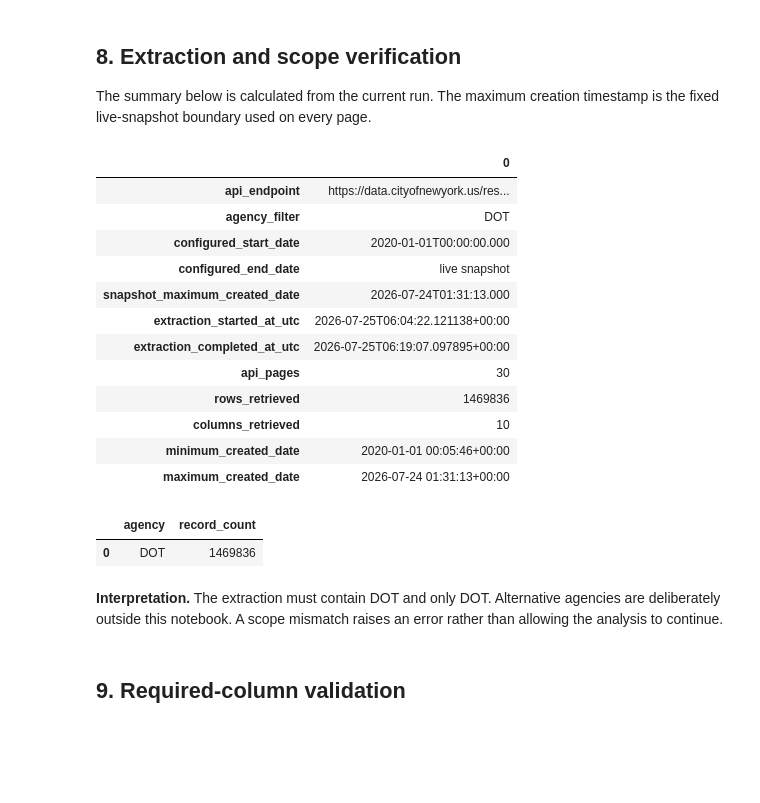
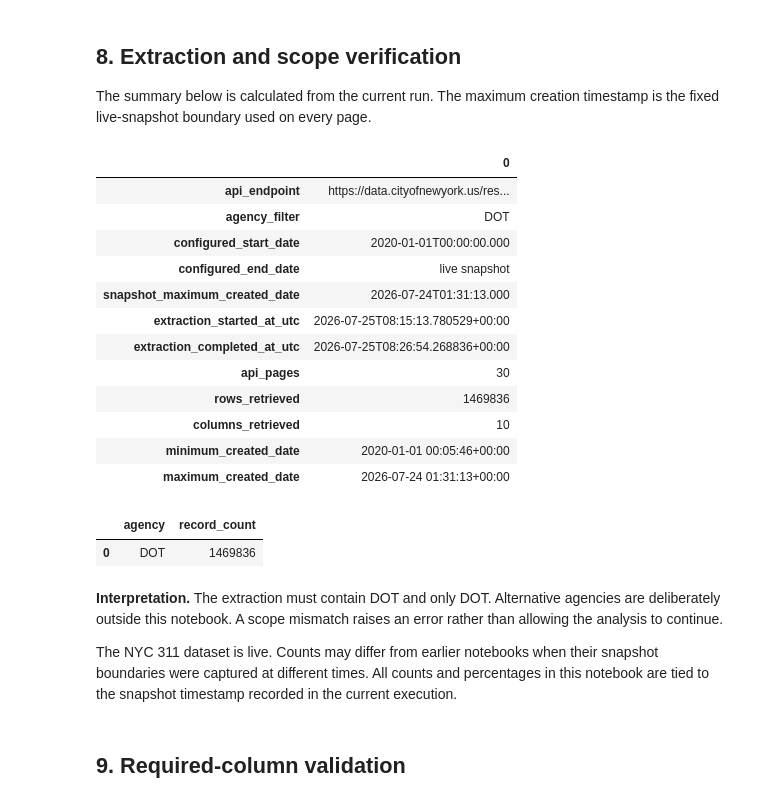
Before and after one commit to mmubashir95/urban-operations-intelligence-platform, a Jupyter notebook: notebooks/03_target_feasibility.ipynb, the cells around one changed output. Saved outputs shown, nothing was run; the diff lists cells and outputs as text; code cells hidden in the pictures; blank space fills up the shorter version.

```diff
--- a/notebooks/03_target_feasibility.ipynb
+++ b/notebooks/03_target_feasibility.ipynb
@@ -590,35 +403,44 @@ extraction_summary = pd.DataFrame(
             "api_endpoint": API_ENDPOINT,
             "agency_filter": AGENCY,
             "configured_start_date": CONFIGURED_START_DATE,
             "configured_end_date": CONFIGURED_END_DATE or "live snapshot",
             "snapshot_maximum_created_date": snapshot_maximum_created_date,
             "extraction_started_at_utc": extraction_started_at_utc.isoformat(),
             "extraction_completed_at_utc": extraction_completed_at_utc.isoformat(),
             "api_pages": api_page_count,
             "rows_retrieved": len(df),
             "columns_retrieved": len(df.columns),
             "minimum_created_date": raw_created_dates_for_metadata.min(),
             "maximum_created_date": raw_created_dates_for_metadata.max(),
         }
     ]
 )
+day1_agency_summary_path = (
+    PROJECT_ROOT / "reports" / "01_data_overview" / "tables" / "agency_summary.csv"
+)
+full_source_agency_count: int | None = None
+if day1_agency_summary_path.is_file():
+    day1_agency_summary = pd.read_csv(day1_agency_summary_path)
+    if "Agency" in day1_agency_summary.columns:
+        full_source_agency_count = int(day1_agency_summary["Agency"].nunique(dropna=True))
+
 agency_scope_summary = (
     df.groupby("agency", dropna=False)
     .size()
     .rename("record_count")
     .reset_index()
 )
 display(extraction_summary.T)
 display(agency_scope_summary)
 # %% [output]
 |  | 0 |
 | api_endpoint | https://data.cityofnewyork.us/res... |
 | agency_filter | DOT |
 | configured_start_date | 2020-01-01T00:00:00.000 |
 | configured_end_date | live snapshot |
 | snapshot_maximum_created_date | 2026-07-24T01:31:13.000 |
-| extraction_started_at_utc | 2026-07-25T06:04:22.121138+00:00 |
-| extraction_completed_at_utc | 2026-07-25T06:19:07.097895+00:00 |
+| extraction_started_at_utc | 2026-07-25T08:15:13.780529+00:00 |
+| extraction_completed_at_utc | 2026-07-25T08:26:54.268836+00:00 |
 | api_pages | 30 |
 | rows_retrieved | 1469836 |
 | columns_retrieved | 10 |
@@ -630,6 +452,11 @@ display(agency_scope_summary)
 **Interpretation.** The extraction must contain DOT and only DOT. Alternative
 agencies are deliberately outside this notebook. A scope mismatch raises an
 error rather than allowing the analysis to continue.
+
+The NYC 311 dataset is live. Counts may differ from earlier notebooks when
+their snapshot boundaries were captured at different times. All counts and
+percentages in this notebook are tied to the snapshot timestamp recorded in
+the current execution.
 # %% [markdown]
 ## 9. Required-column validation
 # %%
```
Also changed, not shown: parts of 11 cells of this notebook, 5 other files.
